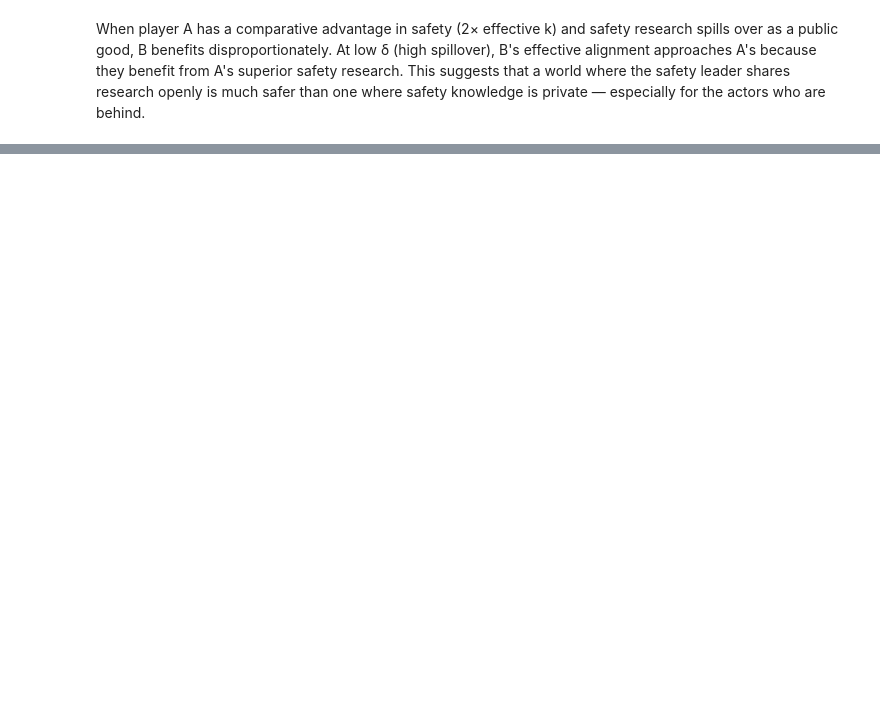
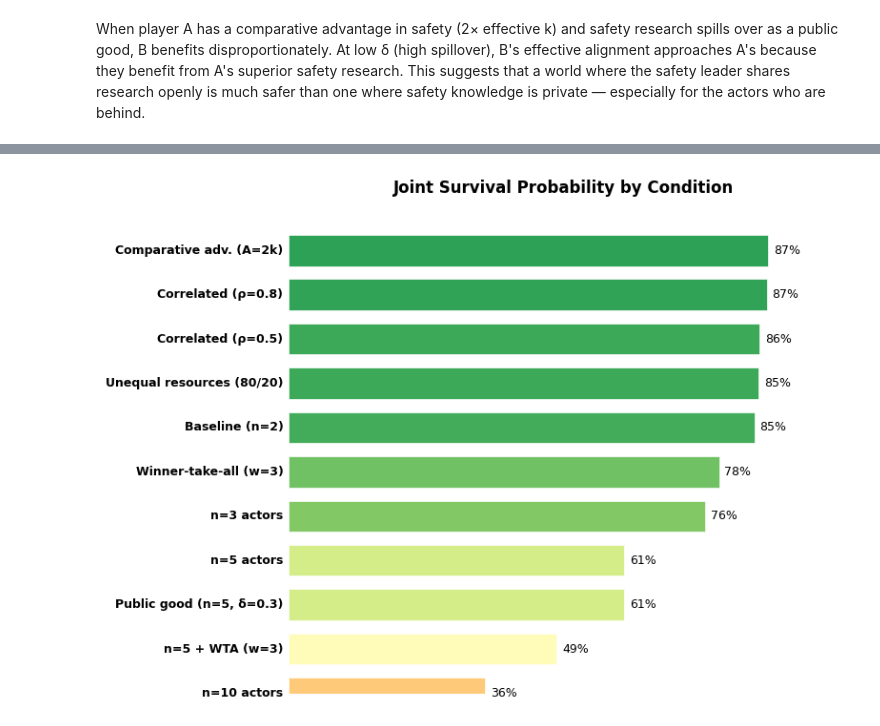
Before and after one commit to tkwa/ai-race-game-theory, a Jupyter notebook: report.ipynb, the cells around one changed output, grey strips where cells are left out. Drawn from its saved outputs; the diff is of its cells as text; code cells hidden in the pictures; blank space fills up the shorter version.

```diff
--- a/report.ipynb
+++ b/report.ipynb
@@ -154,0 +133,5 @@ When player A has a comparative advantage in safety (2× effective k) and safety
+# %%
+rows = variants.summary_table()
+plots.plot_summary_table(rows);
+# %% [output]
+[figure, added]
```
Also changed, not shown: parts of 14 cells of this notebook, 2 other files.
